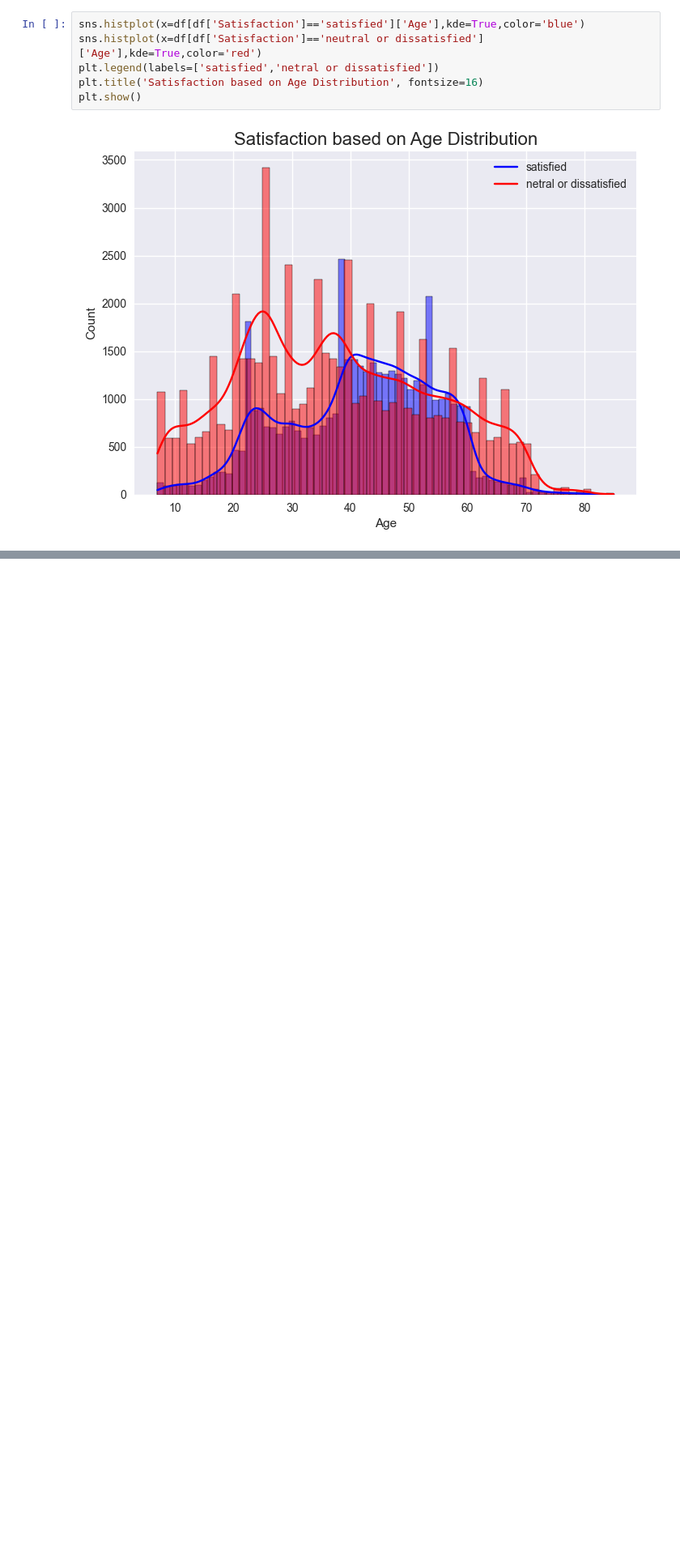
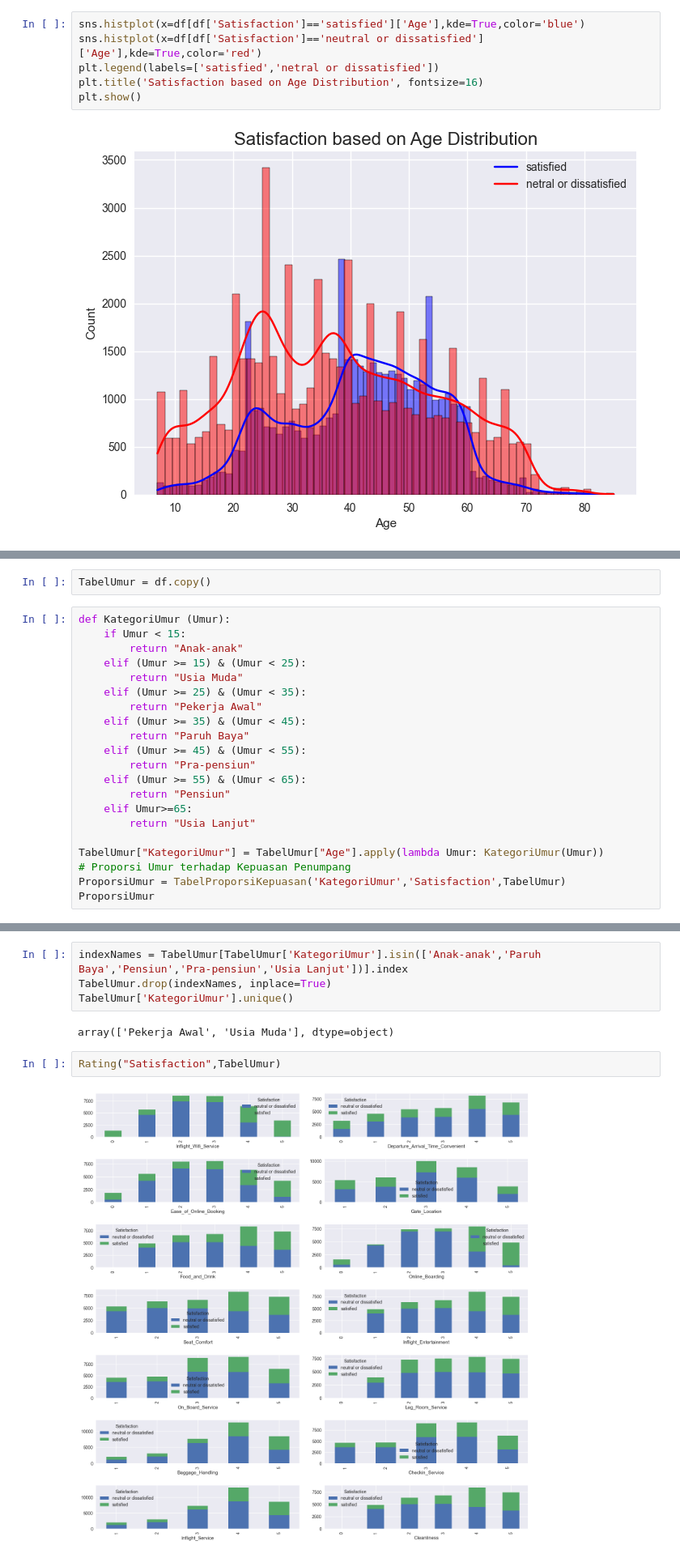
Before and after one commit to Abrahamtarra/US-Airline-Passenger-Satisfaction, a Jupyter notebook: notebooks/Analysis.ipynb, the cells around one changed output, grey strips where cells are left out. Shown: that part at 81% size. Cells and saved outputs as stored; diff of their text form; blank space fills up the shorter version.

```diff
--- a/notebooks/Analysis.ipynb
+++ b/notebooks/Analysis.ipynb
@@ -200,0 +217,23 @@ plt.show()
+# %%
+TabelUmur = df.copy()
+# %%
+def KategoriUmur (Umur):
+    if Umur < 15:
+        return "Anak-anak"
+    elif (Umur >= 15) & (Umur < 25):
+        return "Usia Muda"
+    elif (Umur >= 25) & (Umur < 35):
+        return "Pekerja Awal"
+    elif (Umur >= 35) & (Umur < 45):
+        return "Paruh Baya"
+    elif (Umur >= 45) & (Umur < 55):
+        return "Pra-pensiun"
+    elif (Umur >= 55) & (Umur < 65):
+        return "Pensiun"
+    elif Umur>=65:
+        return "Usia Lanjut"
+
+TabelUmur["KategoriUmur"] = TabelUmur["Age"].apply(lambda Umur: KategoriUmur(Umur))
+# Proporsi Umur terhadap Kepuasan Penumpang
+ProporsiUmur = TabelProporsiKepuasan('KategoriUmur','Satisfaction',TabelUmur)
+ProporsiUmur
@@ -200,0 +275,10 @@ plt.show()
+# %%
+indexNames = TabelUmur[TabelUmur['KategoriUmur'].isin(['Anak-anak','Paruh Baya','Pensiun','Pra-pensiun','Usia Lanjut'])].index
+TabelUmur.drop(indexNames, inplace=True)
+TabelUmur['KategoriUmur'].unique()
+# %% [output]
+array(['Pekerja Awal', 'Usia Muda'], dtype=object)
+# %%
+Rating("Satisfaction",TabelUmur)
+# %% [output]
+[figure, added]
```
Also changed, not shown: parts of 20 cells of this notebook.
